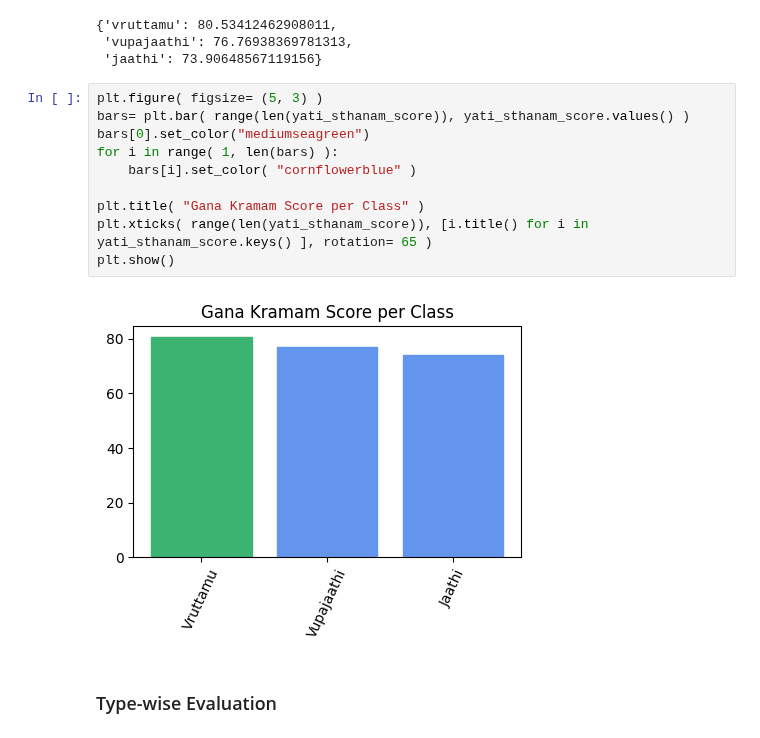
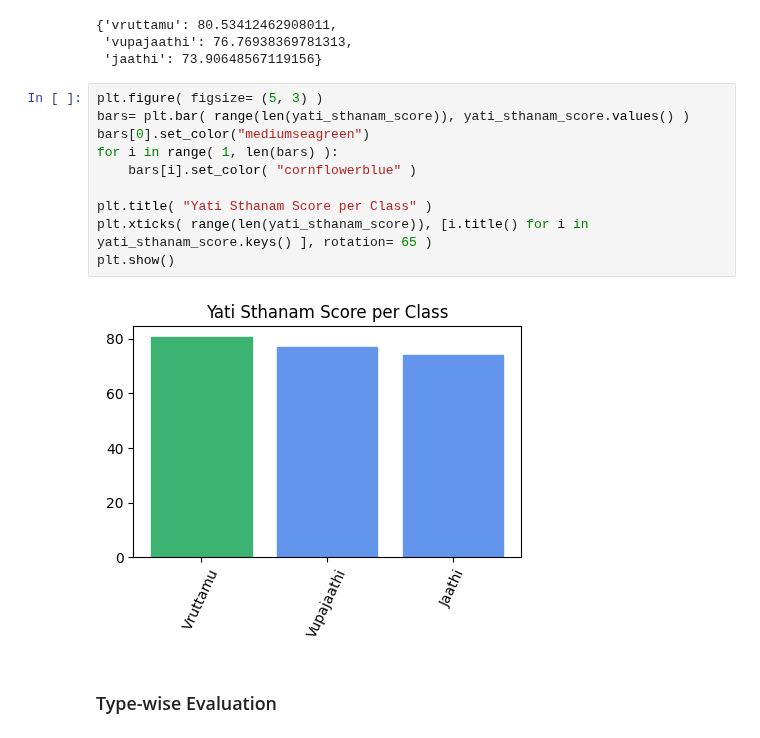
Before and after one commit to BodduSriPavan-111/chandassu, a Jupyter notebook: examples/Accuracy_Evaluation.ipynb, the cells around one changed output. Saved outputs shown, nothing was run; the diff lists cells and outputs as text.

```diff
--- a/examples/Accuracy_Evaluation.ipynb
+++ b/examples/Accuracy_Evaluation.ipynb
@@ -382,15 +382,15 @@ yati_sthanam_score
 # %%
 plt.figure( figsize= (5, 3) )
 bars= plt.bar( range(len(yati_sthanam_score)), yati_sthanam_score.values() )
 bars[0].set_color("mediumseagreen")
 for i in range( 1, len(bars) ):
     bars[i].set_color( "cornflowerblue" )
 
-plt.title( "Gana Kramam Score per Class" )
+plt.title( "Yati Sthanam Score per Class" )
 plt.xticks( range(len(yati_sthanam_score)), [i.title() for i in yati_sthanam_score.keys() ], rotation= 65 )
 plt.show()
 # %% [output]
-[figure, old version]
+[figure, new version]
 # %% [markdown]
 ### Type-wise Evaluation
 # %%
```
Also changed, not shown: parts of 3 cells of this notebook, 18 other files.
